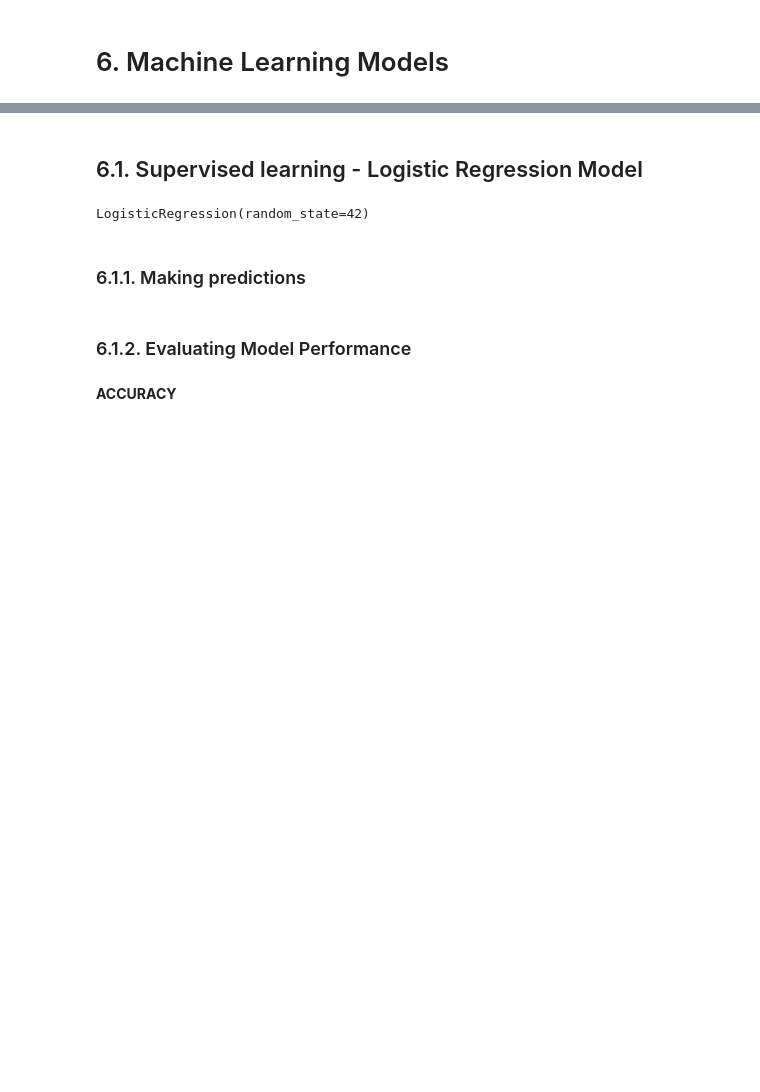
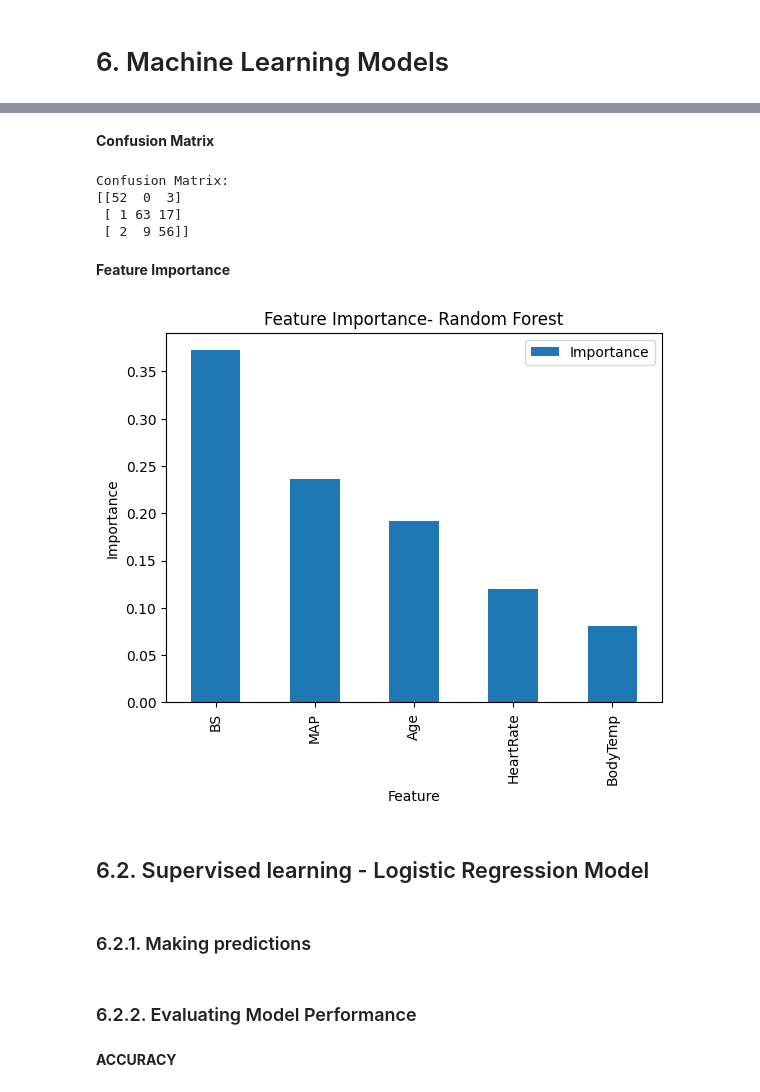
Before and after one commit to MotunrayoOye/learn-co-sandbox, a Jupyter notebook: Predicting_Pre_eclampsia.ipynb, the cells around one changed output, grey strips where cells are left out. Cells and saved outputs as stored; diff of their text form; code cells hidden in the pictures; blank space fills up the shorter version.

```diff
--- a/Predicting_Pre_eclampsia.ipynb
+++ b/Predicting_Pre_eclampsia.ipynb
@@ -333,5 +389,29 @@ preeclampsia_final.head()
+# %% [markdown]
+**Confusion Matrix**
+# %%
+print("Confusion Matrix:")
+print(confusion_matrix(y_test, y_pred))
+# %% [output]
+Confusion Matrix:
+[[52  0  3]
+ [ 1 63 17]
+ [ 2  9 56]]
+# %% [markdown]
+**Feature Importance**
+# %%
+importances = rf.feature_importances_
+feature_names = X.columns
+feature_importance_df = pd.DataFrame({'Feature': feature_names, 'Importance': importances})
+importance_df = feature_importance_df.sort_values(by='Importance', ascending=False)
+
+importance_df.plot(kind='bar', x='Feature', y='Importance', title='Feature Importance- Random Forest')
+plt.xlabel('Feature')
+plt.ylabel('Importance')
+plt.show()
+# %% [output]
+[figure, added]
 # %% [markdown]
-## 6.1. Supervised learning - Logistic Regression Model
+## 6.2. Supervised learning - Logistic Regression Model
 # %%
 from sklearn.model_selection import train_test_split
 from sklearn.linear_model import LogisticRegression
@@ -350,16 +430,16 @@ logistic_model = LogisticRegression(random_state=42)
 
 #fitting the model
 logistic_model.fit(X_train, y_train)
+
+y_pred = logistic_model.predict(X_test)
-# %% [output]
-LogisticRegression(random_state=42)
 # %% [markdown]
-### 6.1.1. Making predictions
+### 6.2.1. Making predictions
 # %%
 
 #making predictions
 y_pred = logistic_model.predict(X_test)
 # %% [markdown]
-### 6.1.2. Evaluating Model Performance
+### 6.2.2. Evaluating Model Performance
 # %% [markdown]
 **ACCURACY**
 # %%
```
Also changed, not shown: parts of 26 cells of this notebook.
